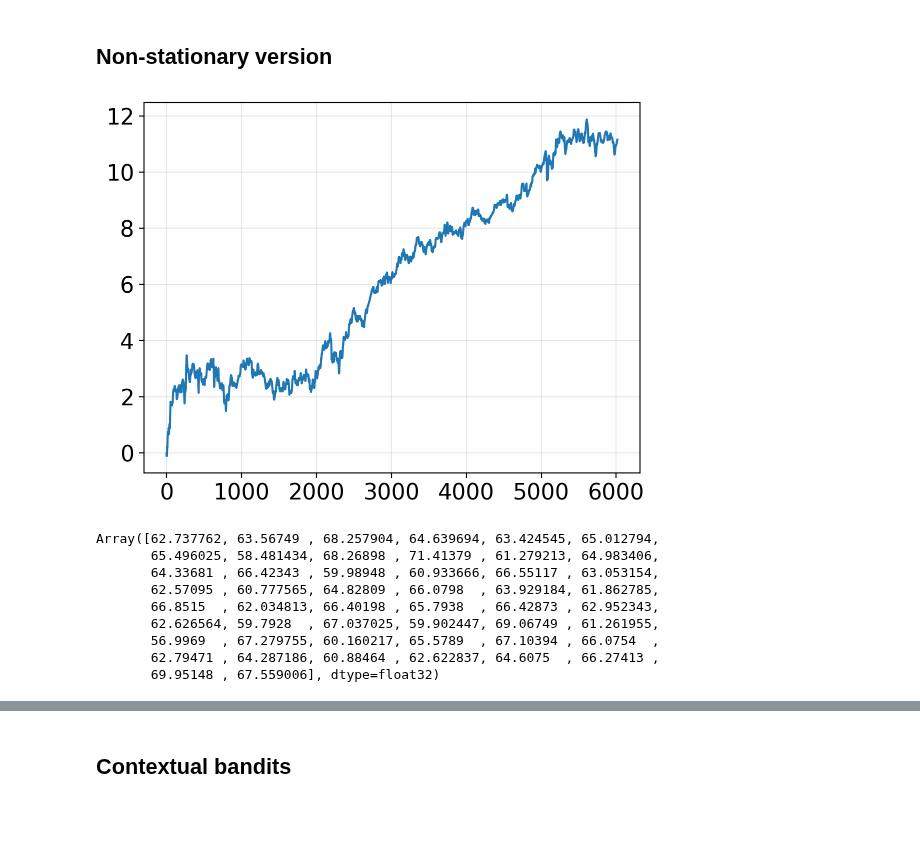
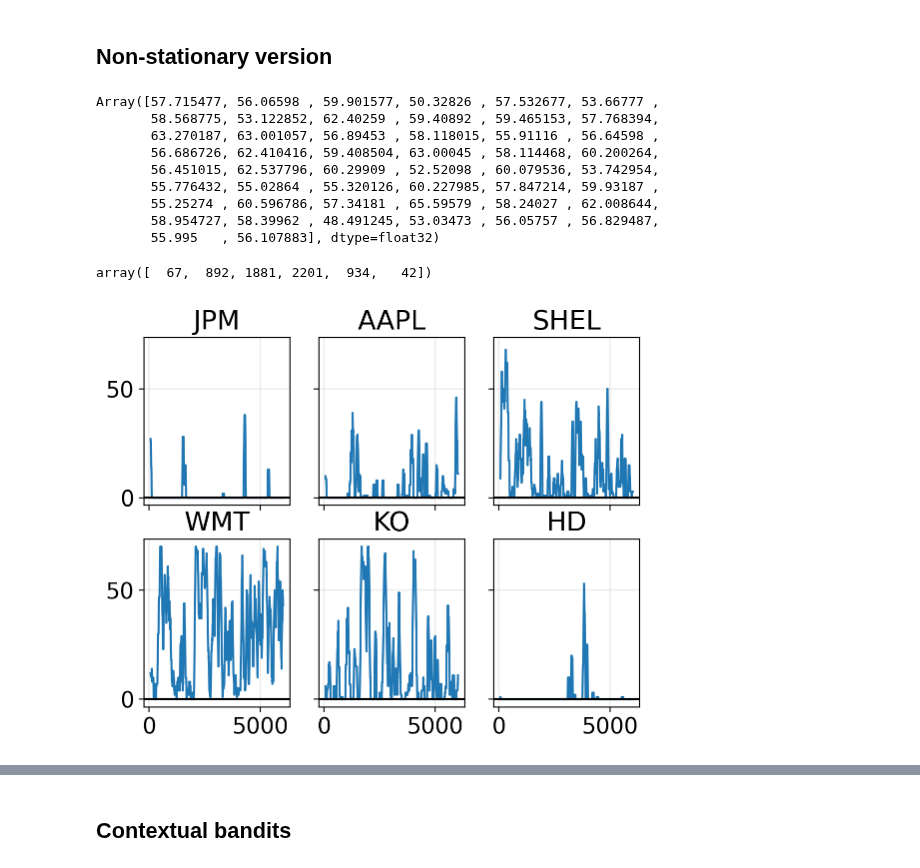
Before and after one commit to sapienzaio/online-ml-finance, a Jupyter notebook: 06-reinforcement-learning/epsilon-greedy-strategy.ipynb, the cells around one changed output, grey strips where cells are left out. Saved outputs shown, nothing was run; the diff lists cells and outputs as text; code cells hidden in the pictures; blank space fills up the shorter version.

```diff
--- a/06-reinforcement-learning/epsilon-greedy-strategy.ipynb
+++ b/06-reinforcement-learning/epsilon-greedy-strategy.ipynb
@@ -223,8 +219,3 @@ state_final, returns_bandit = jax.lax.scan(partial(epsilon_ewm_step, epsilon=1e-
-# %%
-plt.plot(returns_bandit.cumsum())
-plt.grid(alpha=0.3)
-# %% [output]
-[figure, removed]
 # %%
 def returns_bandit(key, data, alpha, epsilon):
     _, n_arms = data.shape
@@ -243,16 +234,31 @@ def returns_bandit_sims(key, data, alpha, epsilon, n_sims):
     returns = vmap_returns(keys, data, alpha, epsilon)
     return returns
 # %%
-sims = returns_bandit_sims(key, returns, alpha=0.8, epsilon=0.25, n_sims=50)
+(sims, actions) = returns_bandit_sims(key, returns, alpha=0.8, epsilon=0.25, n_sims=50)
 final_reward = sims.sum(axis=1)
 final_reward
 # %% [output]
-Array([62.737762, 63.56749 , 68.257904, 64.639694, 63.424545, 65.012794,
-       65.496025, 58.481434, 68.26898 , 71.41379 , 61.279213, 64.983406,
-       64.33681 , 66.42343 , 59.98948 , 60.933666, 66.55117 , 63.053154,
-       62.57095 , 60.777565, 64.82809 , 66.0798  , 63.929184, 61.862785,
-       66.8515  , 62.034813, 66.40198 , 65.7938  , 66.42873 , 62.952343,
-       62.626564, 59.7928  , 67.037025, 59.902447, 69.06749 , 61.261955,
-       56.9969  , 67.279755, 60.160217, 65.5789  , 67.10394 , 66.0754  ,
-       62.79471 , 64.287186, 60.88464 , 62.622837, 64.6075  , 66.27413 ,
-       69.95148 , 67.559006], dtype=float32)
+Array([57.715477, 56.06598 , 59.901577, 50.32826 , 57.532677, 53.66777 ,
+       58.568775, 53.122852, 62.40259 , 59.40892 , 59.465153, 57.768394,
+       63.270187, 63.001057, 56.89453 , 58.118015, 55.91116 , 56.64598 ,
+       56.686726, 62.410416, 59.408504, 63.00045 , 58.114468, 60.200264,
+       56.451015, 62.537796, 60.29909 , 52.52098 , 60.079536, 53.742954,
+       55.776432, 55.02864 , 55.320126, 60.227985, 57.847214, 59.93187 ,
+       55.25274 , 60.596786, 57.34181 , 65.59579 , 58.24027 , 62.008644,
+       58.954727, 58.39962 , 48.491245, 53.03473 , 56.05757 , 56.829487,
+       55.995   , 56.107883], dtype=float32)
+# %%
+np.bincount(np.percentile(actions, 50, axis=0).astype(int))
+# %% [output]
+array([  67,  892, 1881, 2201,  934,   42])
+# %%
+fig, ax = plt.subplots(2, 3, sharex=True, sharey=True)
+ax = ax.ravel()
+v = pd.DataFrame(actions_sum).rolling(280 // 4).sum()
+for i, axi in enumerate(ax):
+    axi.set_title(assets[i])
+    axi.plot(v[i])
+    axi.axhline(y=0, c="black")
+    axi.grid(alpha=0.3)
+# %% [output]
+[figure, added]
```
Also changed, not shown: parts of 22 cells of this notebook.
